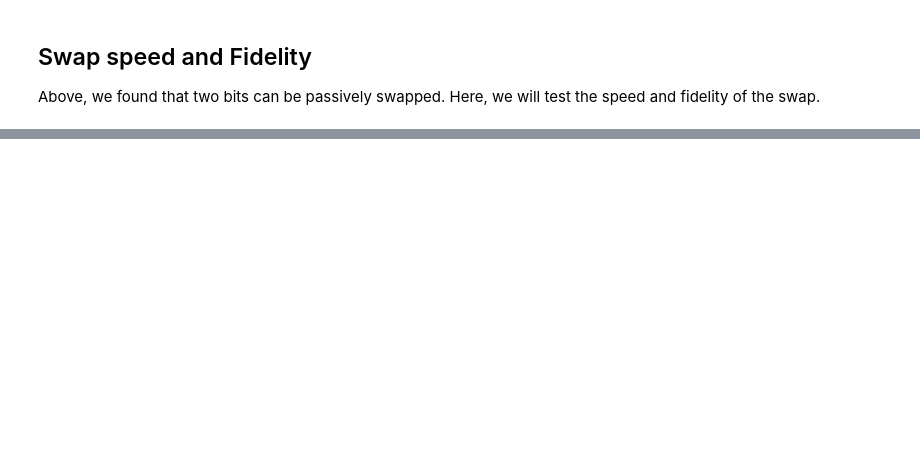
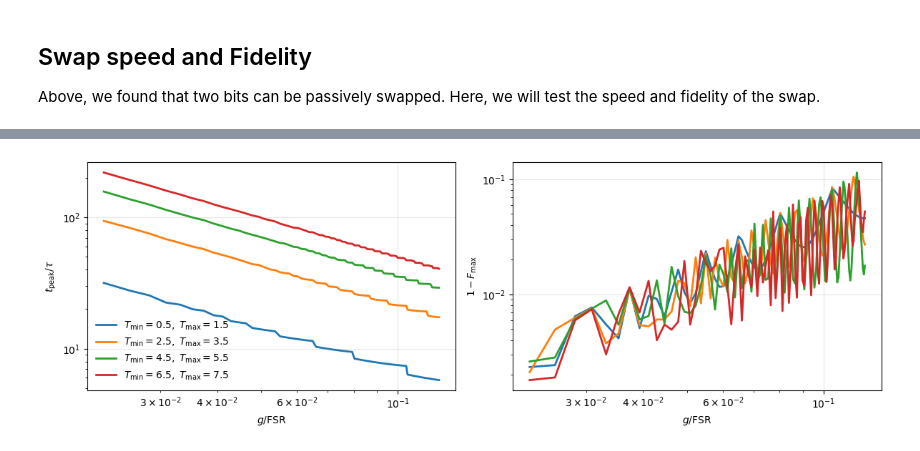
Before and after one commit to Taitoos2/non_markovian_qubit_swap, a Jupyter notebook: Idea_3.ipynb, the cells around one changed output, grey strips where cells are left out. Drawn from its saved outputs; the diff is of its cells as text; code cells hidden in the pictures; blank space fills up the shorter version.

```diff
--- a/Idea_3.ipynb
+++ b/Idea_3.ipynb
@@ -77,0 +66,16 @@ Error:
+# %%
+from expt_sets import expt_005_compare_peaks
+import numpy as np
+
+expt_005_compare_peaks(
+    Delta=0,
+    gamma_list=np.linspace(0.01, 0.3, 100),
+    T_min_max_list=[
+        (0.5, 1.5),
+        (2.5, 3.5),
+        (4.5, 5.5),
+        (6.5, 7.5),
+    ],
+)
+# %% [output]
+[figure, added]
```
Also changed, not shown: parts of 8 cells of this notebook, 1 other file.
